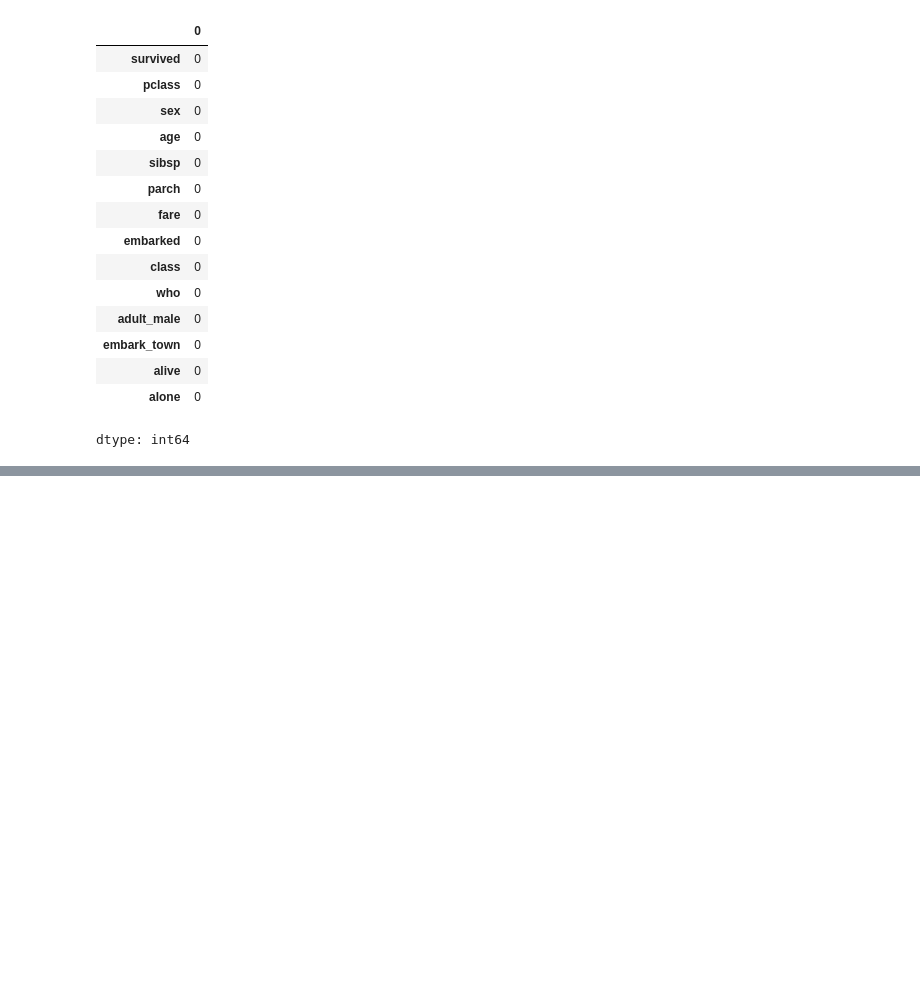
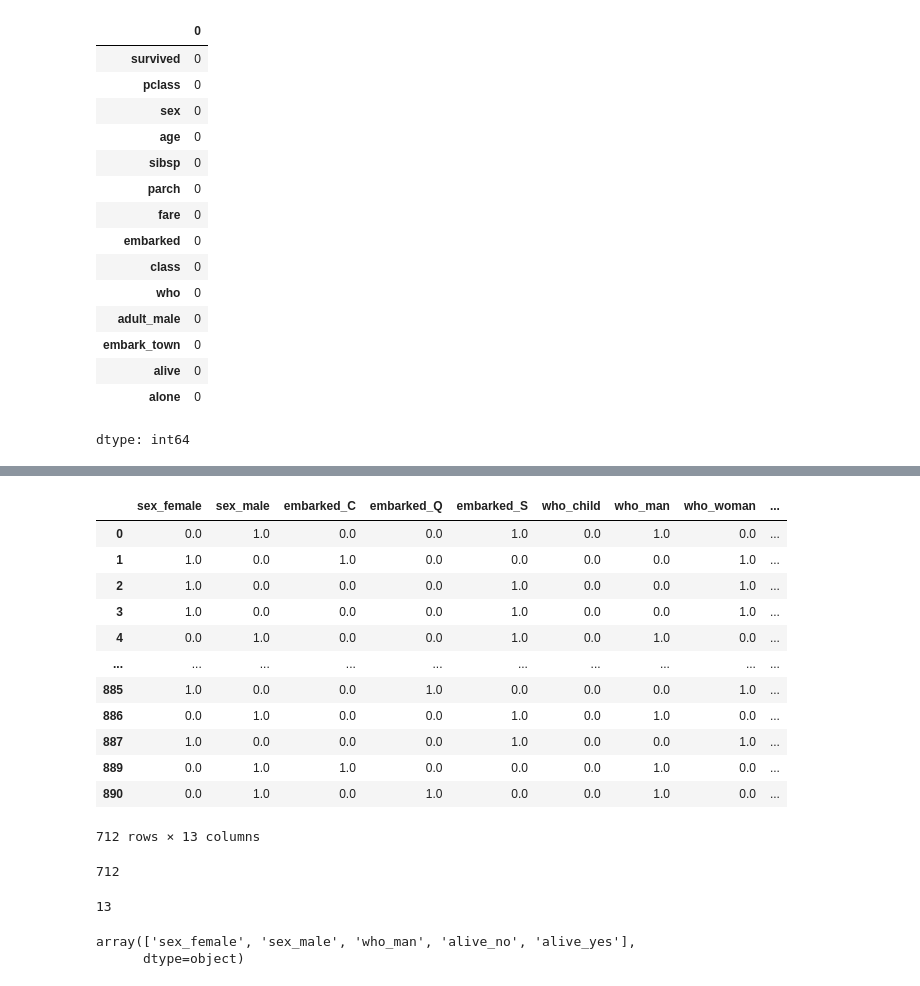
Before and after one commit to MERITOKAMIL/ML_PRO, a Jupyter notebook: PREPROCESSING.ipynb, the cells around one changed output, grey strips where cells are left out. Saved outputs shown, nothing was run; the diff lists cells and outputs as text; code cells hidden in the pictures; blank space fills up the shorter version.

```diff
--- a/PREPROCESSING.ipynb
+++ b/PREPROCESSING.ipynb
@@ -119,3 +121,7 @@ df.isna().sum(axis=0)
 | alive | 0 |
 | alone | 0 |
 dtype: int64
+# %%
+df_cat=df.select_dtypes(include="object")
+categorical_col=list(df_cat.columns)
+categorical_col
@@ -121,0 +137,4 @@ dtype: int64
+# %%
+encoder = OneHotEncoder(sparse_output=False)
+encoder_result = encoder.fit_transform(df[categorical_col])
+encoder_result
@@ -121,0 +149,29 @@ dtype: int64
+# %%
+# Convert encoder_result to a DataFrame with appropriate column names
+encoded_columns = encoder.get_feature_names_out(categorical_col)
+encoded_df = pd.DataFrame(encoder_result, columns=encoded_columns, index=df.index)
+encoded_df
+# %% [output]
+|  | sex_female | sex_male | embarked_C | embarked_Q | embarked_S | who_child | who_man | who_woman | ... |
+| 0 | 0.0 | 1.0 | 0.0 | 0.0 | 1.0 | 0.0 | 1.0 | 0.0 | ... |
+| 1 | 1.0 | 0.0 | 1.0 | 0.0 | 0.0 | 0.0 | 0.0 | 1.0 | ... |
+| 2 | 1.0 | 0.0 | 0.0 | 0.0 | 1.0 | 0.0 | 0.0 | 1.0 | ... |
+| 3 | 1.0 | 0.0 | 0.0 | 0.0 | 1.0 | 0.0 | 0.0 | 1.0 | ... |
+| 4 | 0.0 | 1.0 | 0.0 | 0.0 | 1.0 | 0.0 | 1.0 | 0.0 | ... |
+| ... | ... | ... | ... | ... | ... | ... | ... | ... | ... |
+| 885 | 1.0 | 0.0 | 0.0 | 1.0 | 0.0 | 0.0 | 0.0 | 1.0 | ... |
+| 886 | 0.0 | 1.0 | 0.0 | 0.0 | 1.0 | 0.0 | 1.0 | 0.0 | ... |
+| 887 | 1.0 | 0.0 | 0.0 | 0.0 | 1.0 | 0.0 | 0.0 | 1.0 | ... |
+| 889 | 0.0 | 1.0 | 1.0 | 0.0 | 0.0 | 0.0 | 1.0 | 0.0 | ... |
+| 890 | 0.0 | 1.0 | 0.0 | 1.0 | 0.0 | 0.0 | 1.0 | 0.0 | ... |
+712 rows × 13 columns
+# %%
+len(df["survived"])
+# %% [output]
+712
+# %%
+encoder_columns=encoder.get_feature_names_out(categorical_col)
+encoder_col=list(encoder_columns)
+len(encoder_col)
+# %% [output]
+13
@@ -121,0 +195,7 @@ dtype: int64
+# %%
+selector=SelectKBest(f_classif,k=5)
+selector.fit(X,y)
+selector.get_feature_names_out()
+# %% [output]
+array(['sex_female', 'sex_male', 'who_man', 'alive_no', 'alive_yes'],
+      dtype=object)
```
Also changed, not shown: parts of 14 cells of this notebook.
